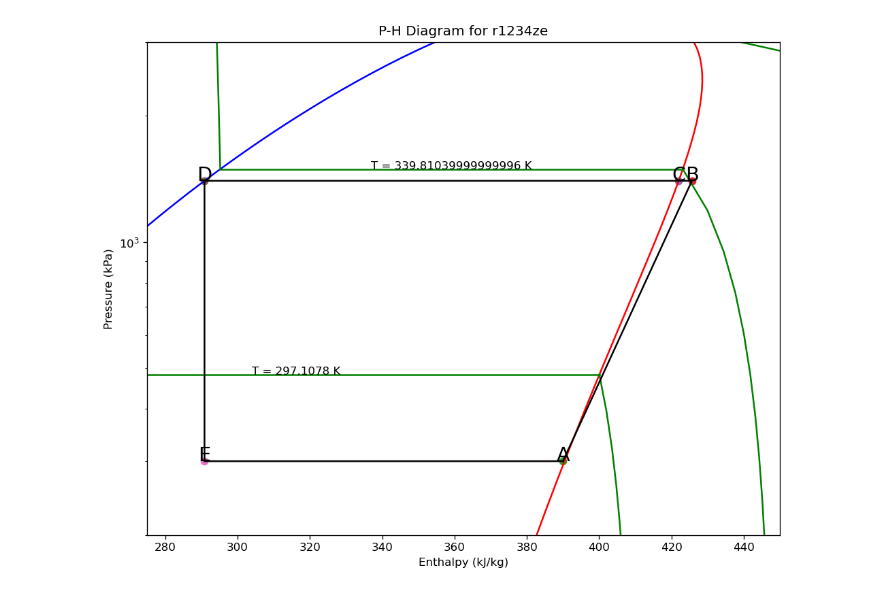
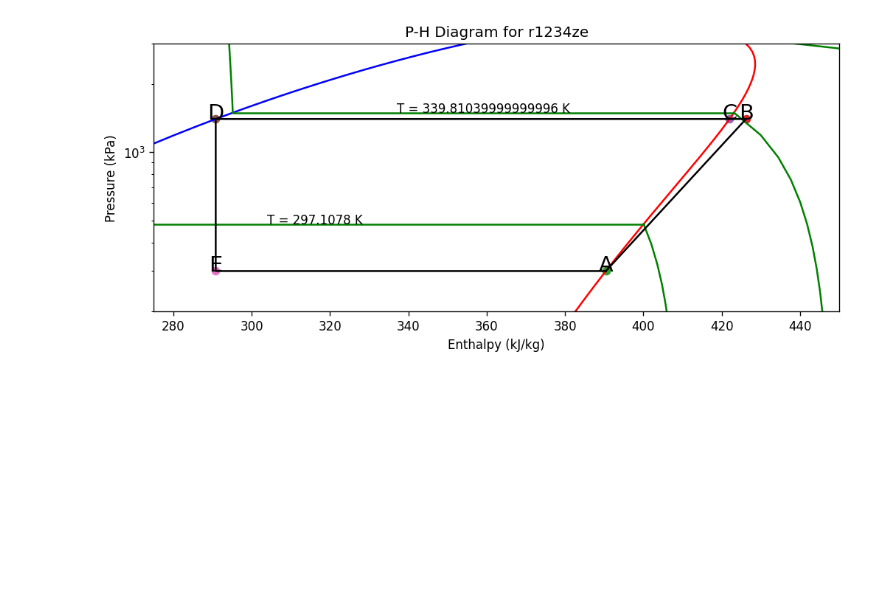
Before and after one commit to IDAES/idaes-ext, a Jupyter notebook: src/general_helmholtz/ref_nb.ipynb, the cells around one changed output. Cells and saved outputs as stored; diff of their text form; code cells hidden in the pictures; blank space fills up the shorter version.

```diff
--- a/src/general_helmholtz/ref_nb.ipynb
+++ b/src/general_helmholtz/ref_nb.ipynb
@@ -30,19 +30,19 @@ display(SVG("ref_diagram.svg"))
 # %%
 pA = m.fs.compressor.control_volume.properties_in[0]
 pB = m.fs.compressor.control_volume.properties_out[0]
 pD = m.fs.condenser.hot_side.properties_out[0]
 pE = m.fs.valve.control_volume.properties_out[0]
 pA2 = m.fs.evaporator.cold_side.properties_out[0]
 pCW = m.fs.evaporator.hot_side.properties_out[0]
 
 ph_plot = {
     "A": (pyo.value(pA.enth_mol*m.fs.prop_ref.uc["J/mol to kJ/kg"]), pyo.value(pA.pressure*m.fs.prop_ref.uc["Pa to kPa"])),
     "B": (pyo.value(pB.enth_mol*m.fs.prop_ref.uc["J/mol to kJ/kg"]), pyo.value(pB.pressure*m.fs.prop_ref.uc["Pa to kPa"])),
     "C": (pyo.value(pB.enth_mol_sat_phase["Vap"]*m.fs.prop_ref.uc["J/mol to kJ/kg"]), pyo.value(pB.pressure*m.fs.prop_ref.uc["Pa to kPa"])),
     "D": (pyo.value(pD.enth_mol*m.fs.prop_ref.uc["J/mol to kJ/kg"]), pyo.value(pD.pressure*m.fs.prop_ref.uc["Pa to kPa"])),
     "E": (pyo.value(pD.enth_mol*m.fs.prop_ref.uc["J/mol to kJ/kg"]), pyo.value(pE.pressure*m.fs.prop_ref.uc["Pa to kPa"])),
 }
 
-m.fs.prop_ref.ph_diagram(points=ph_plot, ylim=(200, 3000), xlim=(275, 450), dpi=120, figsize=(10,8))
+m.fs.prop_ref.ph_diagram(points=ph_plot, ylim=(200, 3000), xlim=(275, 450), dpi=120, figsize=(10,4)).show()
 # %% [output]
-[figure, old version]
+[figure, new version]
```
Also changed, not shown: parts of 4 cells of this notebook, 5 other files.
